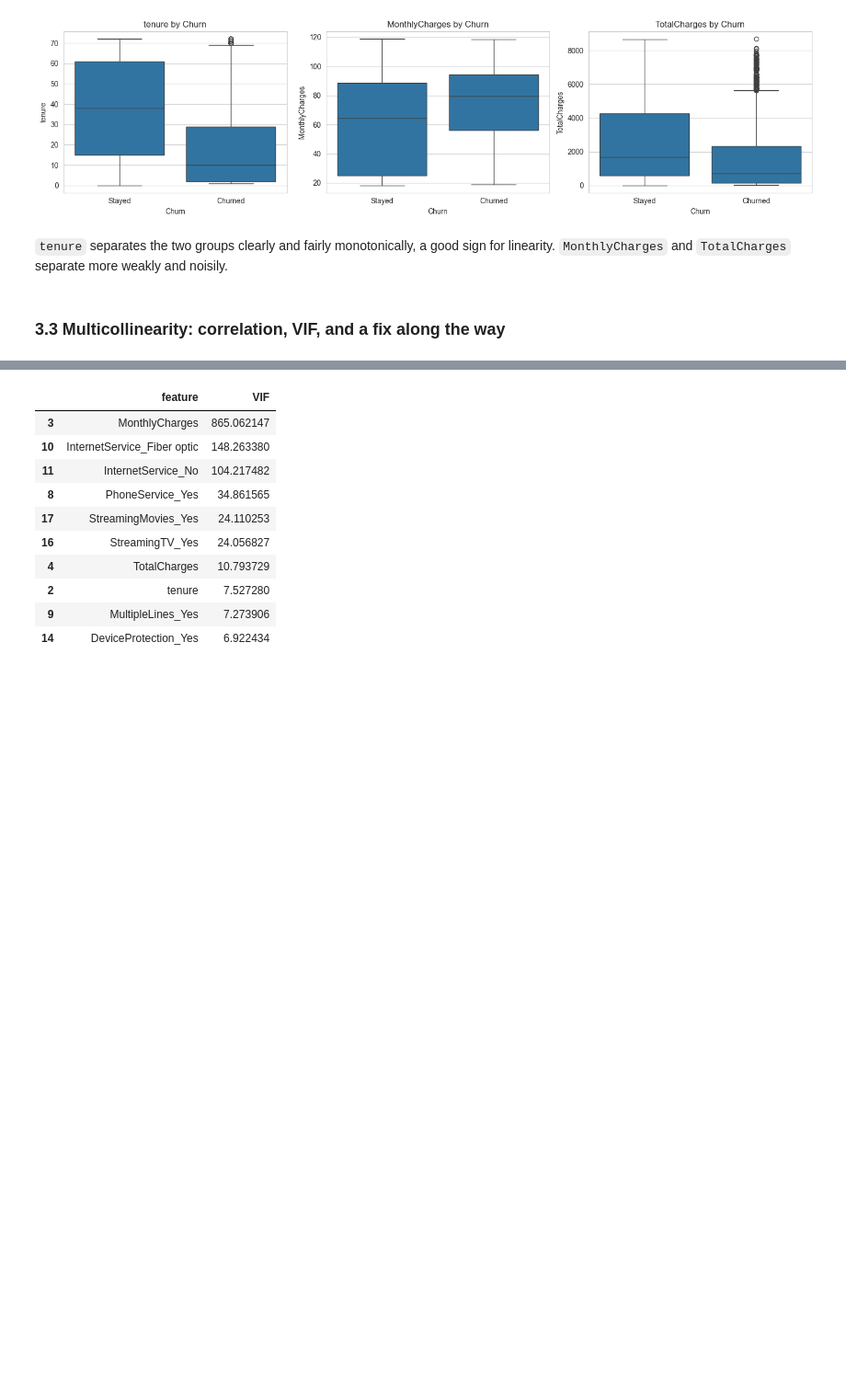
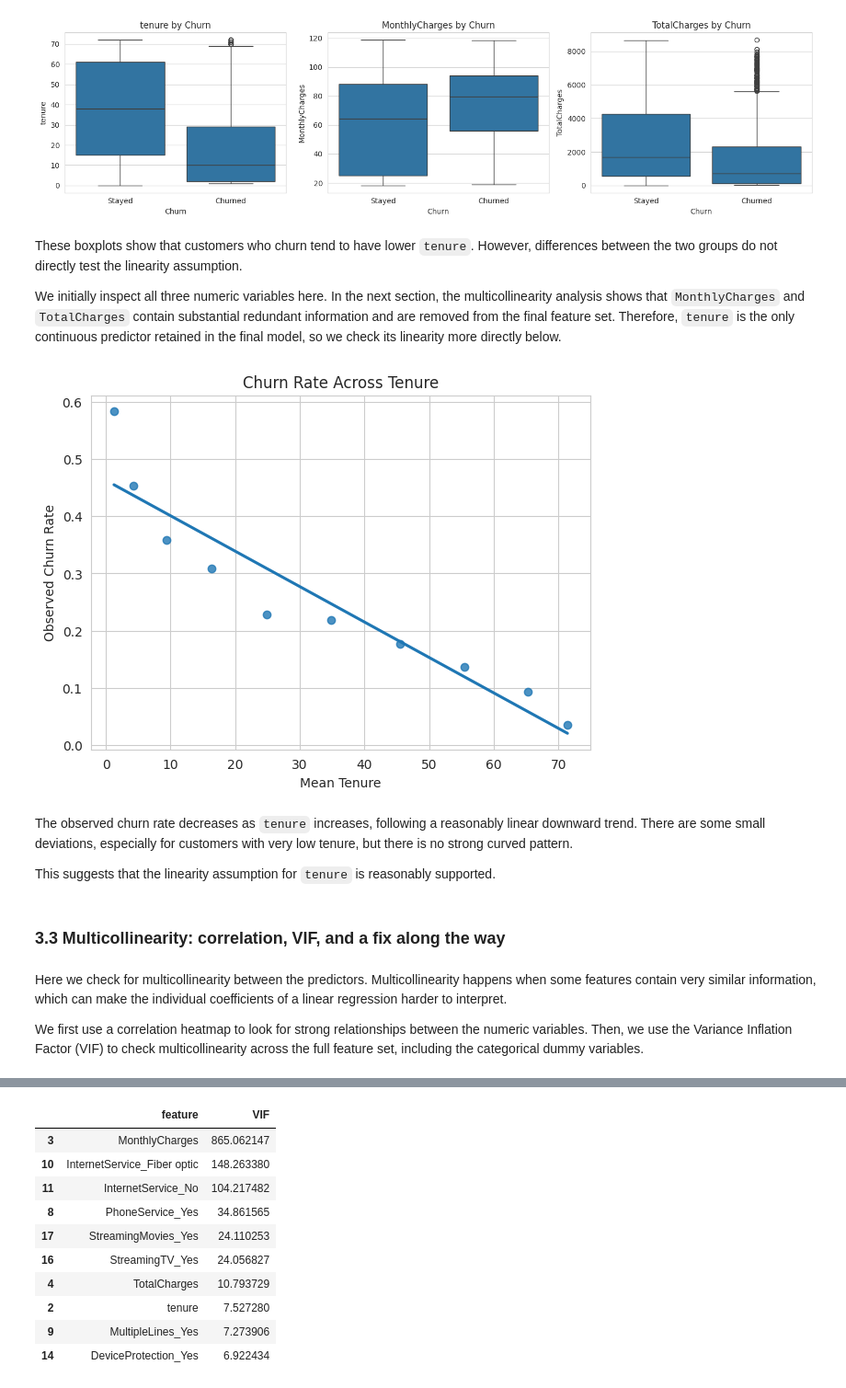
Before and after one commit to edominicduke/aipi-590-assumption-junction, a Jupyter notebook: alberto_aej_linear_regression.ipynb, the cells around one changed output, grey strips where cells are left out. Shown at 92% size. Cells and saved outputs as stored; diff of their text form; code cells hidden in the pictures; blank space fills up the shorter version.

```diff
--- a/alberto_aej_linear_regression.ipynb
+++ b/alberto_aej_linear_regression.ipynb
@@ -211,9 +259,47 @@ plt.show()
 # %% [output]
 [figure]
 # %% [markdown]
-`tenure` separates the two groups clearly and fairly monotonically, a good sign for linearity. `MonthlyCharges` and `TotalCharges` separate more weakly and noisily.
+These boxplots show that customers who churn tend to have lower `tenure`. However, differences between the two groups do not directly test the linearity assumption.
+
+We initially inspect all three numeric variables here. In the next section, the multicollinearity analysis shows that `MonthlyCharges` and `TotalCharges` contain substantial redundant information and are removed from the final feature set. Therefore, `tenure` is the only continuous predictor retained in the final model, so we check its linearity more directly below.
+# %%
+# Check whether churn probability changes approximately linearly with tenure
+tenure_bins = pd.qcut(df["tenure"], q=10, duplicates="drop")
+
+tenure_linearity = (
+    df.groupby(tenure_bins, observed=True)
+      .agg(
+          mean_tenure=("tenure", "mean"),
+          churn_rate=("Churn", "mean")
+      )
+      .reset_index(drop=True)
+)
+
+plt.figure(figsize=(7, 5))
+
+sns.regplot(
+    data=tenure_linearity,
+    x="mean_tenure",
+    y="churn_rate",
+    ci=None
+)
+
+plt.xlabel("Mean Tenure")
+plt.ylabel("Observed Churn Rate")
+plt.title("Churn Rate Across Tenure")
+plt.show()
+# %% [output]
+[figure, added]
+# %% [markdown]
+The observed churn rate decreases as `tenure` increases, following a reasonably linear downward trend. There are some small deviations, especially for customers with very low tenure, but there is no strong curved pattern.
+
+This suggests that the linearity assumption for `tenure` is reasonably supported.
 # %% [markdown]
 ### 3.3 Multicollinearity: correlation, VIF, and a fix along the way
+# %% [markdown]
+Here we check for multicollinearity between the predictors. Multicollinearity happens when some features contain very similar information, which can make the individual coefficients of a linear regression harder to interpret.
+
+We first use a correlation heatmap to look for strong relationships between the numeric variables. Then, we use the Variance Inflation Factor (VIF) to check multicollinearity across the full feature set, including the categorical dummy variables.
 # %%
 plt.figure(figsize=(8, 6))
 corr = df[numeric_cols + ["SeniorCitizen"]].corr()
```
Also changed, not shown: parts of 48 cells of this notebook, 1 other file.
